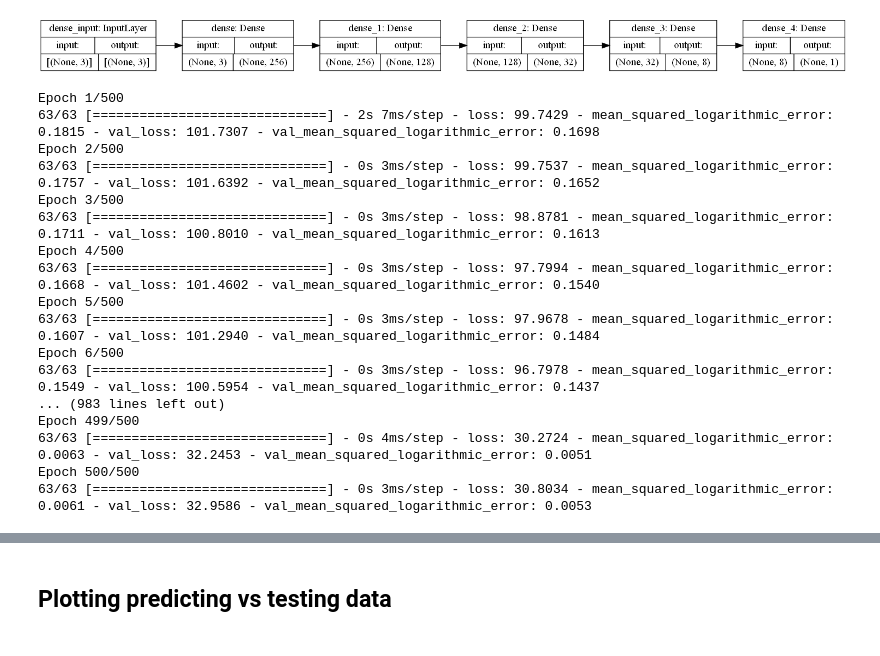
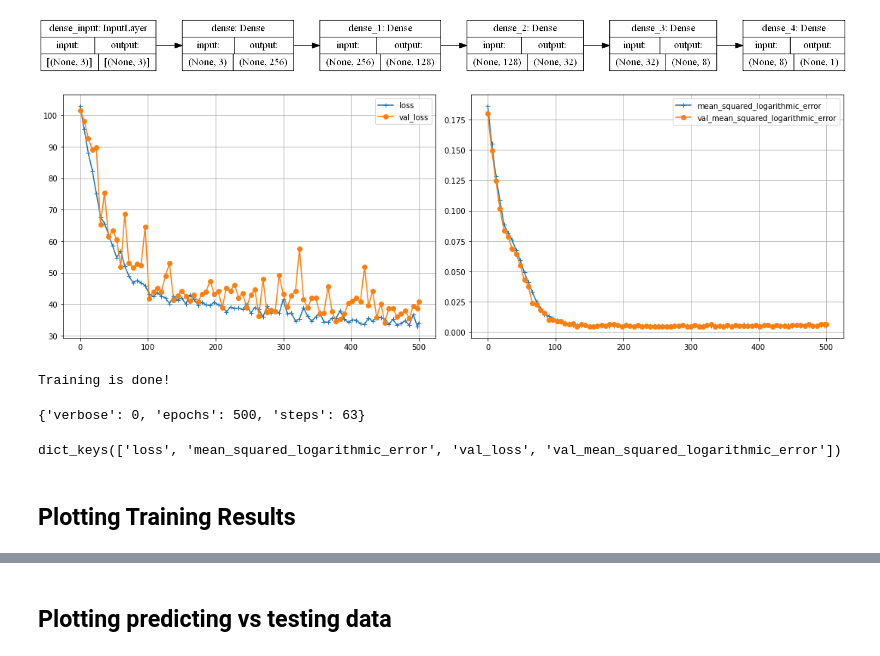
Before and after one commit to linhhlp/electrical-conductivity-nanocomposite, a Jupyter notebook: Step3_Train_model.ipynb, the cells around one changed output, grey strips where cells are left out. Cells and saved outputs as stored; diff of their text form; code cells hidden in the pictures.

```diff
--- a/Step3_Train_model.ipynb
+++ b/Step3_Train_model.ipynb
@@ -156,24 +156,30 @@ tf.keras.utils.plot_model(model, show_shapes=True, rankdir="LR")
 # %% [output]
 [figure]
 # %%
+# import PlotRealTime to plot Loss vs Epochs while fitting
+from functions import plotRealTime
+
+epochs=500
+batch_size=64
+step_display = 5 if epochs < 100 else (epochs // 100+1)
+#callbacks_list = [plotRealTime(step=step_display), earlyStopper(), reduceLR(), modelCheckpointCallback()]
+callbacks_list = [plotRealTime(step=step_display)]
+
 history = model.fit(X_scaled_training, Y_scaled_training,
                     validation_data=(X_scaled_testing, Y_scaled_testing),
-                    epochs=500, batch_size=64)
+                    epochs=epochs, batch_size=batch_size, callbacks=callbacks_list, verbose=0)
+print("Training is done!")
+if epochs != len(history.history['loss']): print("Stopped early!")
 # %% [output]
+[figure, added]
-Epoch 1/500
-63/63 [==============================] - 2s 7ms/step - loss: 99.7429 - mean_squared_logarithmic_error: 0.1815 - val_loss: 101.7307 - val_mean_squared_logarithmic_error: 0.1698
-Epoch 2/500
-63/63 [==============================] - 0s 3ms/step - loss: 99.7537 - mean_squared_logarithmic_error: 0.1757 - val_loss: 101.6392 - val_mean_squared_logarithmic_error: 0.1652
-Epoch 3/500
-63/63 [==============================] - 0s 3ms/step - loss: 98.8781 - mean_squared_logarithmic_error: 0.1711 - val_loss: 100.8010 - val_mean_squared_logarithmic_error: 0.1613
-Epoch 4/500
-63/63 [==============================] - 0s 3ms/step - loss: 97.7994 - mean_squared_logarithmic_error: 0.1668 - val_loss: 101.4602 - val_mean_squared_logarithmic_error: 0.1540
-Epoch 5/500
-63/63 [==============================] - 0s 3ms/step - loss: 97.9678 - mean_squared_logarithmic_error: 0.1607 - val_loss: 101.2940 - val_mean_squared_logarithmic_error: 0.1484
-Epoch 6/500
-63/63 [==============================] - 0s 3ms/step - loss: 96.7978 - mean_squared_logarithmic_error: 0.1549 - val_loss: 100.5954 - val_mean_squared_logarithmic_error: 0.1437
-... (983 lines left out)
-Epoch 499/500
-63/63 [==============================] - 0s 4ms/step - loss: 30.2724 - mean_squared_logarithmic_error: 0.0063 - val_loss: 32.2453 - val_mean_squared_logarithmic_error: 0.0051
-Epoch 500/500
-63/63 [==============================] - 0s 3ms/step - loss: 30.8034 - mean_squared_logarithmic_error: 0.0061 - val_loss: 32.9586 - val_mean_squared_logarithmic_error: 0.0053
+Training is done!
+# %%
+print(history.params)
+# %% [output]
+{'verbose': 0, 'epochs': 500, 'steps': 63}
+# %%
+print(history.history.keys())
+# %% [output]
+dict_keys(['loss', 'mean_squared_logarithmic_error', 'val_loss', 'val_mean_squared_logarithmic_error'])
+# %% [markdown]
+## Plotting Training Results
```
Also changed, not shown: parts of 9 cells of this notebook, 24 other files.
